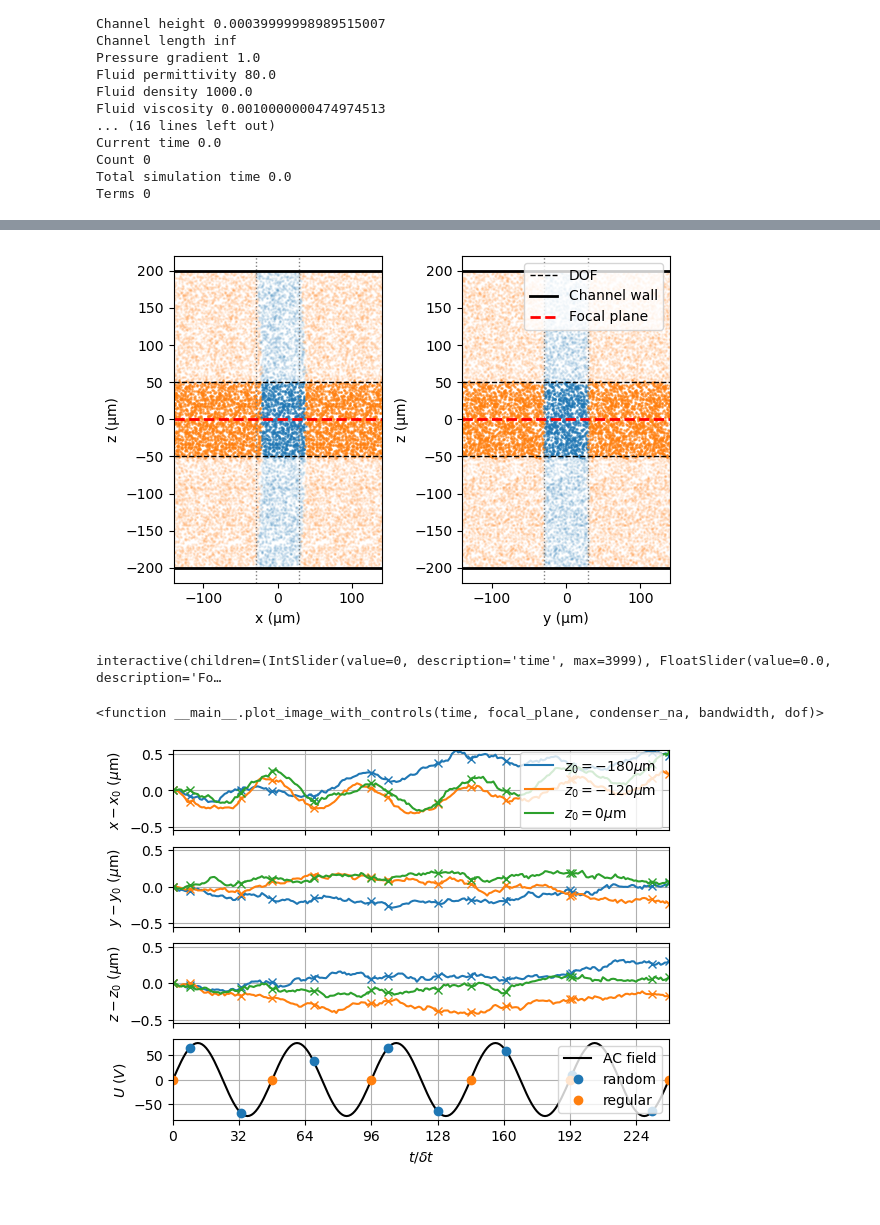
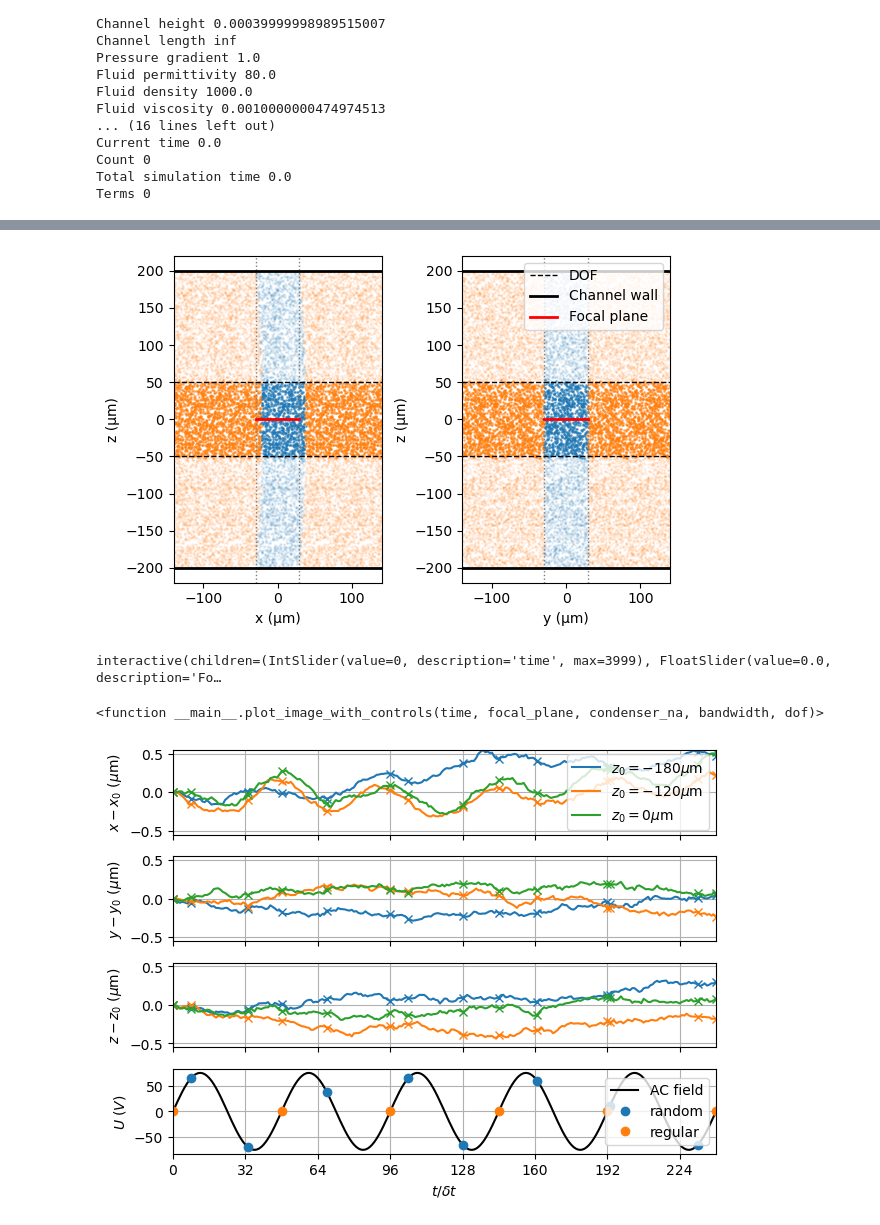
Before and after one commit to andrej5elin/mie_particle_motion, a Jupyter notebook: pom.ipynb, the cells around one changed output, grey strips where cells are left out. Cells and saved outputs as stored; diff of their text form; code cells hidden in the pictures.

```diff
--- a/pom.ipynb
+++ b/pom.ipynb
@@ -287,7 +313,7 @@ for iy in range(-n_replicas_side, n_replicas_side + 1):
 z_bottom_um = -sample_settings["channel_height"] * 1e6/2
 z_top_um = sample_settings["channel_height"] * 1e6/2
 # Focal plane for reference line
-focal_plane_line_kwargs = dict(color="red", linestyle="--", linewidth=2)
+focal_plane_line_kwargs = dict(color="red", linestyle="-", linewidth=2)
 
 # Reduce displayed x/y range while keeping periodic replicas for context
 xy_display_half_range = 70.0*2  # ~150 um total width shown
@@ -325,7 +351,7 @@ ax.axhline(z_bottom_um, color="black", linestyle="-", linewidth=2)
 ax.axhline(z_top_um, color="black", linestyle="-", linewidth=2)
 ax.axhline(focal_plane_um + microscope_sim.simulator_dof/2*1e6, color="black", linestyle="--", linewidth=1, label="DOF")
 ax.axhline(focal_plane_um - microscope_sim.simulator_dof/2*1e6, color="black", linestyle="--", linewidth=1)
-ax.axhline(focal_plane_um, **focal_plane_line_kwargs)
+ax.axhline(focal_plane_um, xmin = 0.5 - width_um / xy_display_half_range/4, xmax = 0.5 + width_um / xy_display_half_range/4, **focal_plane_line_kwargs)
 
 ax.set_xlim(-xy_display_half_range, xy_display_half_range)
 ax.set_xlabel("x (µm)")
@@ -360,7 +386,7 @@ ax.axhline(z_bottom_um, color="black", linestyle="-", linewidth=2)
 ax.axhline(focal_plane_um + microscope_sim.simulator_dof/2*1e6, color="black", linestyle="--", linewidth=1, label="DOF")
 ax.axhline(focal_plane_um - microscope_sim.simulator_dof/2*1e6, color="black", linestyle="--", linewidth=1)
 ax.axhline(z_top_um, color="black", linestyle="-", linewidth=2, label="Channel wall")
-ax.axhline(focal_plane_um, label="Focal plane", **focal_plane_line_kwargs)
+ax.axhline(focal_plane_um, xmin = 0.5 - width_um / xy_display_half_range/4, xmax = 0.5 + width_um / xy_display_half_range/4, label="Focal plane", **focal_plane_line_kwargs)
 
 ax.set_xlim(-xy_display_half_range, xy_display_half_range)
 ax.set_xlabel("y (µm)")
@@ -373,7 +399,7 @@ plt.savefig("simulation.pdf")
 plt.savefig("simulation.png")
 plt.show()
 # %% [output]
-[figure, old version]
+[figure, new version]
 # %%
 from ipywidgets import  IntSlider, FloatSlider, interact
 
@@ -560,31 +586,33 @@ for i in range(0,3):
 axs[3].plot(x, voltage, "k", label = r"AC field")
 
 axs[3].plot(x[tmask_random], voltage[tmask_random], "o"+"C0",label = "random")
 axs[3].plot(x[tmask_regular], voltage[tmask_regular], "o"+"C1", label = "regular")
 #axs[3].plot(x[tmask_test],voltage[tmask_test], "k.", markerfacecolor = "w")
 
 axs[3].set_xticks(_ticks)
 axs[3].set_xlim(0, TMAX)
 #axs[3].xaxis.minorticks_on()
 axs[3].grid()
 ##axs[3].grid(which ="minor", linestyle='-.')
 axs[3].set_xlabel(r"$t/\delta t$")
 axs[3].legend(loc = "right")
 axs[3].set_ylabel(r"$U$ ($V$)")
 
 axs[0].legend(loc = "right")
 
 axs[0].set_ylabel(r"$x - x_0$ ($\mu$m)")
 axs[1].set_ylabel(r"$y - y_0$ ($\mu$m)")
 axs[2].set_ylabel(r"$z - z_0$ ($\mu$m)")
 
 axs[0].set_xticklabels([])
 axs[1].set_xticklabels([])
 axs[2].set_xticklabels([])
 
 #axs[0].set_title("Particle trajectories")
 
+plt.tight_layout()
+
 plt.savefig("trajectories.png")
 plt.savefig("trajectories.pdf")
 # %% [output]
-[figure, old version]
+[figure, new version]
```
Also changed, not shown: parts of 14 cells of this notebook, 8 other files.
